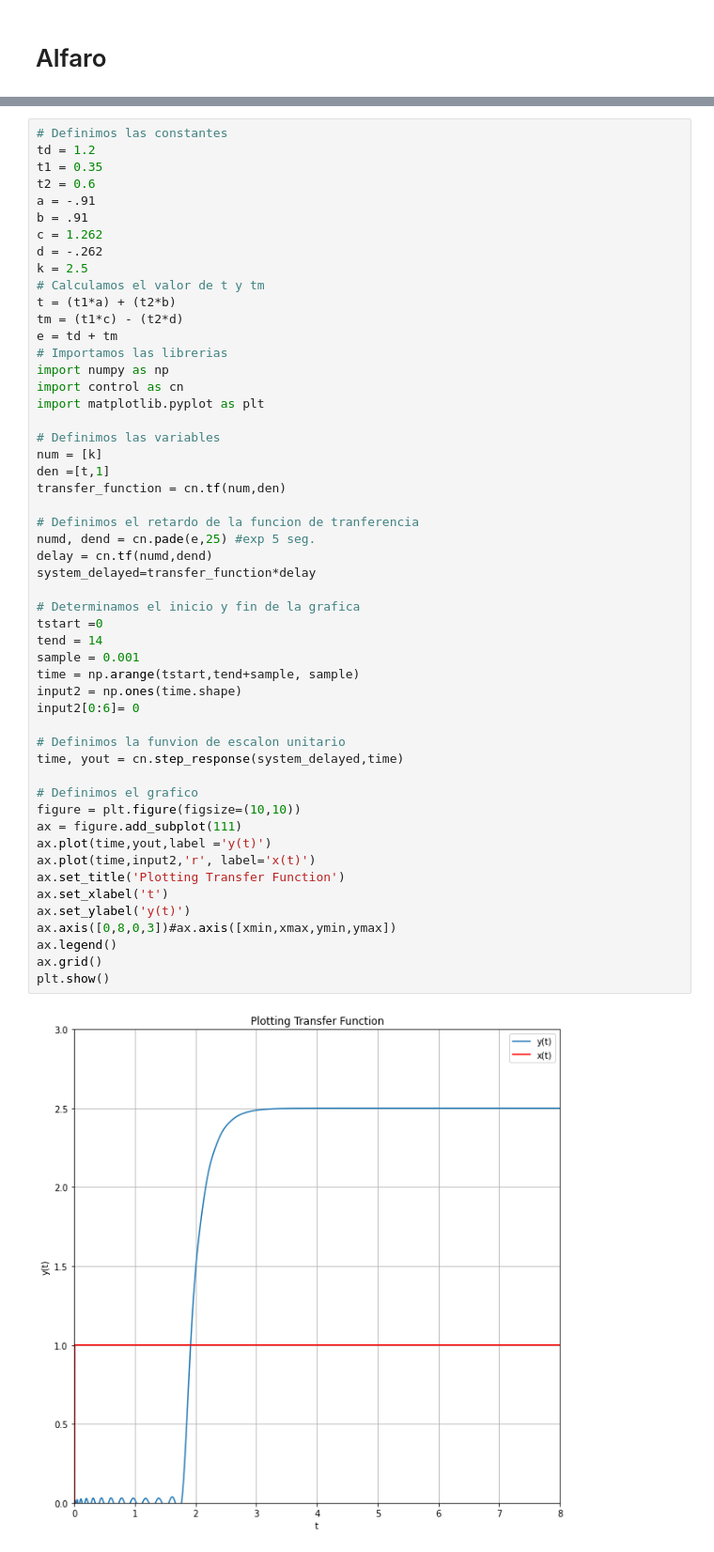
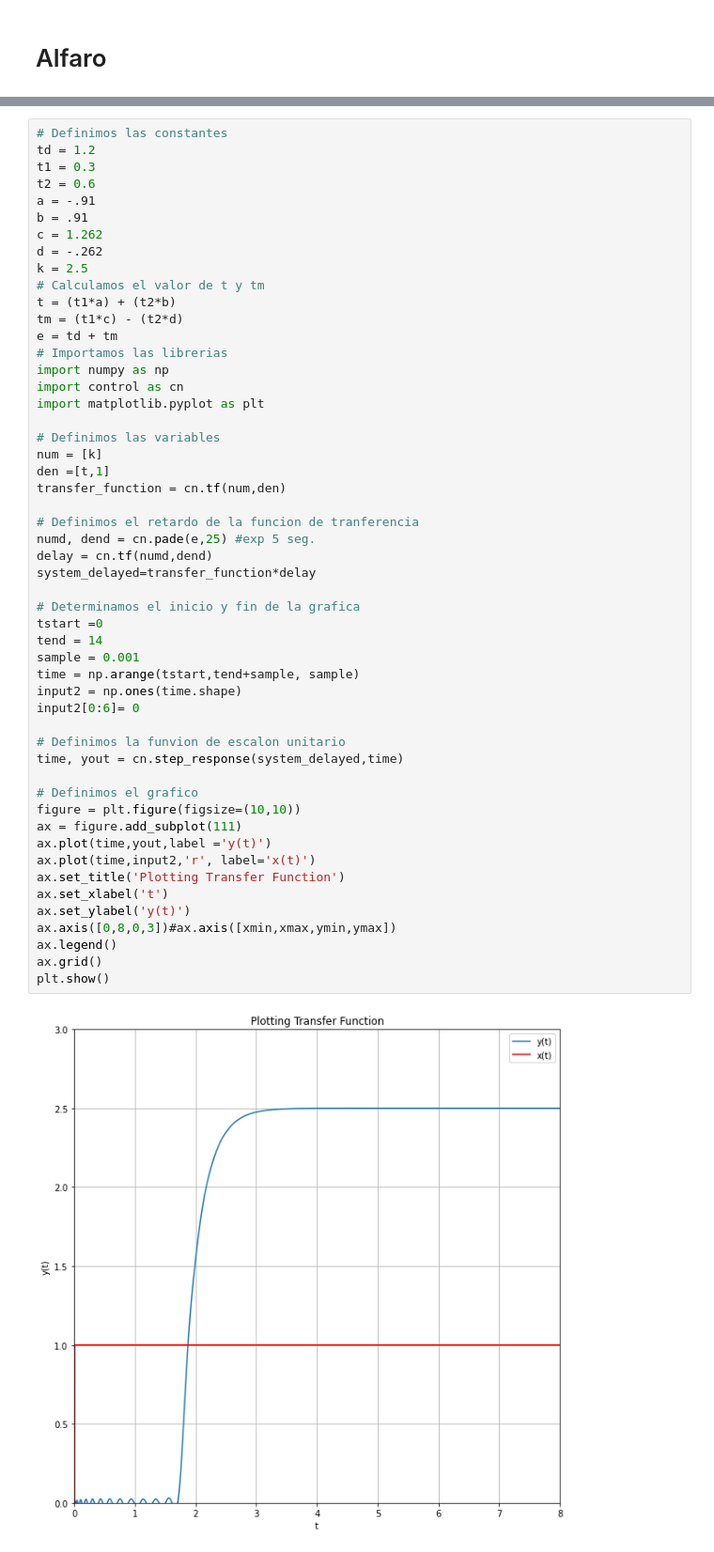
Before and after one commit to Ricardo-Gomez-4-113/Control-inteligente, a Jupyter notebook: Control_Inteligente.ipynb, the cells around one changed output, grey strips where cells are left out. Shown: that part at 94% size. Cells and saved outputs as stored; diff of their text form.

```diff
--- a/Control_Inteligente.ipynb
+++ b/Control_Inteligente.ipynb
@@ -1091,7 +1091,7 @@ Successfully installed control-0.9.3.post2
 # %%
 # Definimos las constantes
 td = 1.2
-t1 = 0.35
+t1 = 0.3
 t2 = 0.6
 a = -.91
 b = .91
@@ -1114,31 +1114,31 @@ transfer_function = cn.tf(num,den)
 
 # Definimos el retardo de la funcion de tranferencia
 numd, dend = cn.pade(e,25) #exp 5 seg.
 delay = cn.tf(numd,dend)
 system_delayed=transfer_function*delay
 
 # Determinamos el inicio y fin de la grafica
 tstart =0
 tend = 14
 sample = 0.001
 time = np.arange(tstart,tend+sample, sample)
 input2 = np.ones(time.shape)
 input2[0:6]= 0
 
 # Definimos la funvion de escalon unitario
 time, yout = cn.step_response(system_delayed,time)
 
 # Definimos el grafico
 figure = plt.figure(figsize=(10,10))
 ax = figure.add_subplot(111)
 ax.plot(time,yout,label ='y(t)')
 ax.plot(time,input2,'r', label='x(t)')
 ax.set_title('Plotting Transfer Function')
 ax.set_xlabel('t')
 ax.set_ylabel('y(t)')
 ax.axis([0,8,0,3])#ax.axis([xmin,xmax,ymin,ymax])
 ax.legend()
 ax.grid()
 plt.show()
 # %% [output]
-[figure, old version]
+[figure, new version]
```
Also changed, not shown: parts of 17 cells of this notebook.
